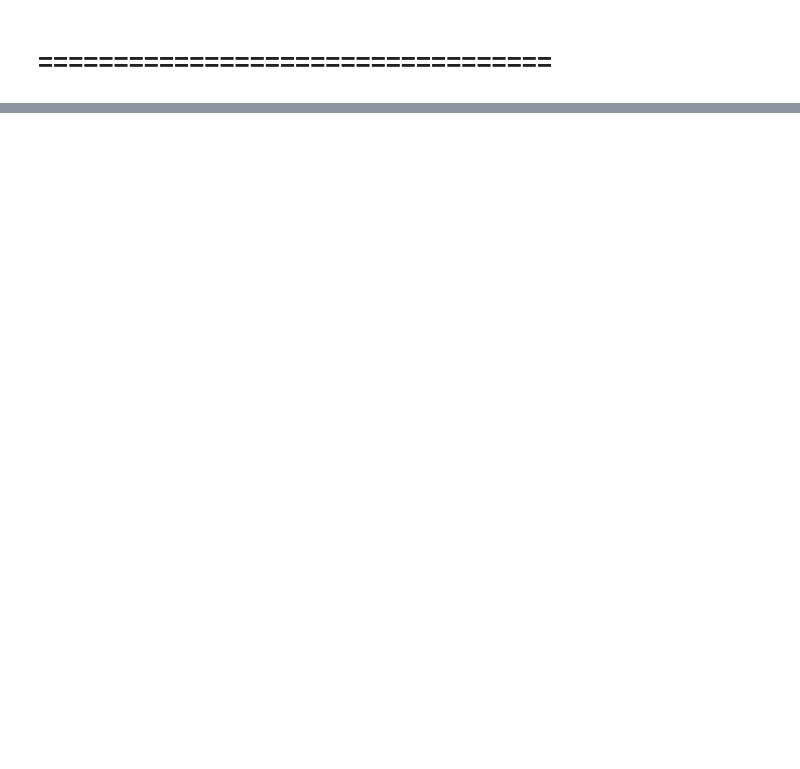
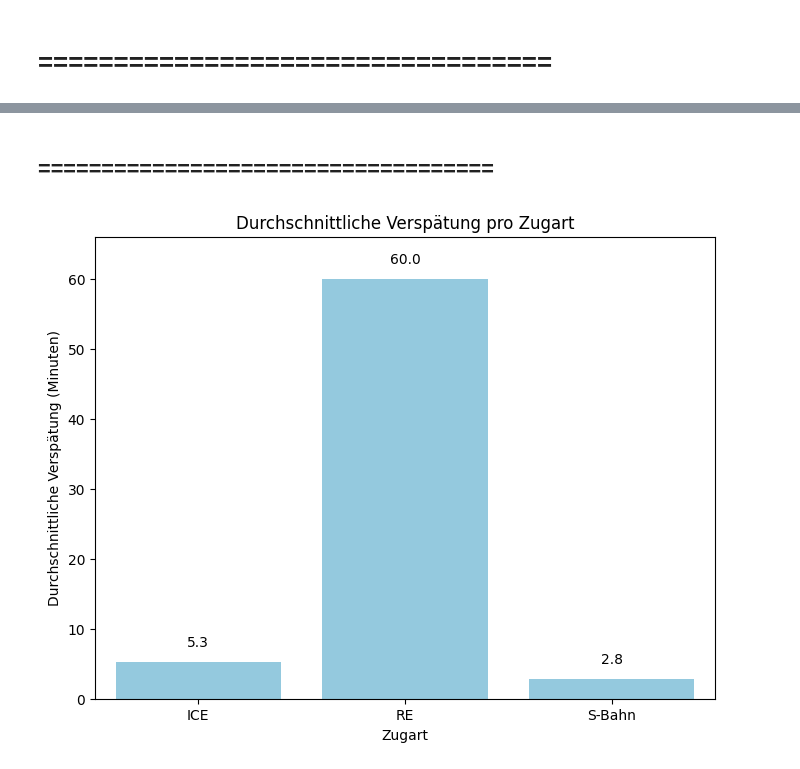
Before and after one commit to luca910/bahn-mining, a Jupyter notebook: graphics.ipynb, the cells around one changed output, grey strips where cells are left out. Saved outputs shown, nothing was run; the diff lists cells and outputs as text; code cells hidden in the pictures; blank space fills up the shorter version.

```diff
--- a/graphics.ipynb
+++ b/graphics.ipynb
@@ -417,0 +448,2 @@ plt.show()
+# %% [markdown]
+## ====================================
@@ -417,0 +514,15 @@ plt.show()
+# %%
+import pandas as pd
+
+# Beispiel-Daten
+data = pd.DataFrame({
+    'XX': ['ICE', 'RE', 'S-Bahn', 'IC'],
+    'YY': [5.3, 60, 2.8, 0]
+})
+
+# Balkendiagramm mit Standardwerten für x_column und y_column
+plot_bar_chart(data, x_column="XX", y_column="YY", title='Durchschnittliche Verspätung pro Zugart',
+               x_axis_label='Zugart', y_axis_label='Durchschnittliche Verspätung (Minuten)',
+               bar_color='skyblue', exclude_zeros=False)
+# %% [output]
+[figure, added]
```
Also changed, not shown: parts of 5 cells of this notebook.
